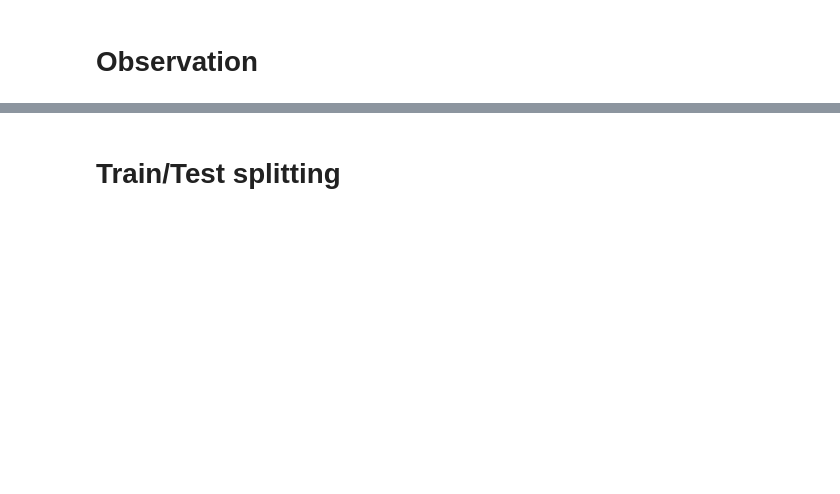
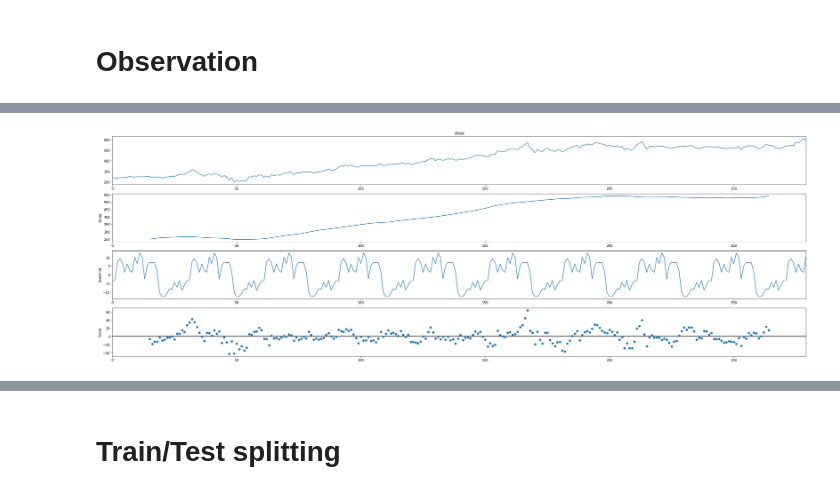
Before and after one commit to VSydorskyy/iasa_master_forecasting, a Jupyter notebook: practical_task/1_observation_basic_models.ipynb, the cells around one changed output, grey strips where cells are left out. Cells and saved outputs as stored; diff of their text form; code cells hidden in the pictures; blank space fills up the shorter version.

```diff
--- a/practical_task/1_observation_basic_models.ipynb
+++ b/practical_task/1_observation_basic_models.ipynb
@@ -76,0 +89,7 @@ store_ts = train[(train['Store'] == STORE_ID) & (train['Open'] == 1)].reset_inde
+# %%
+plt.rcParams.update({'figure.figsize': (30,10)})
+sesonal_dec = seasonal_decompose(ts['close'], period=30)
+sesonal_dec.plot()
+plt.show()
+# %% [output]
+[figure, added]
```
Also changed, not shown: parts of 18 cells of this notebook, 3 other files.
